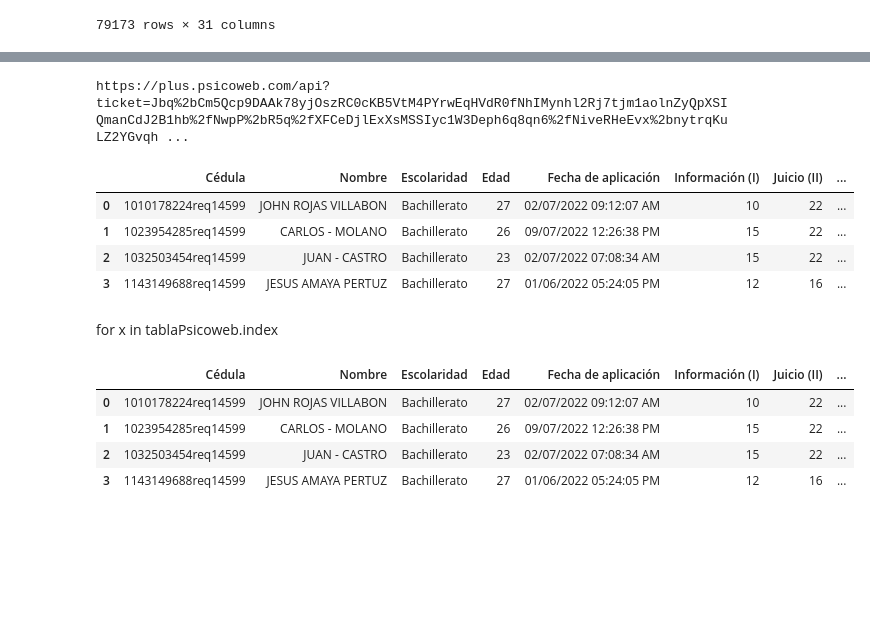
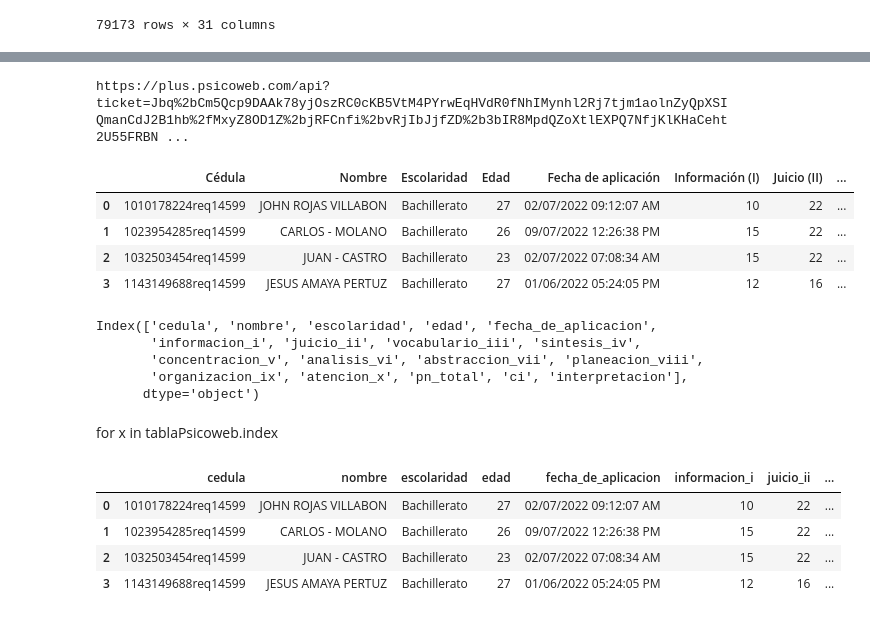
Before and after one commit to HQ5SAS/LABORATORIO_JAZZ, a Jupyter notebook: psicotecnicasAsociate.ipynb, the cells around one changed output, grey strips where cells are left out. Drawn from its saved outputs; the diff is of its cells as text; code cells hidden in the pictures; blank space fills up the shorter version.

```diff
--- a/psicotecnicasAsociate.ipynb
+++ b/psicotecnicasAsociate.ipynb
@@ -184,6 +223,7 @@ import json
 import pandas
 import urllib.parse
 import urllib3
+from pathlib import Path
 
 def token_():
     parameters_= {
@@ -195,24 +235,47 @@ def token_():
 
 autorizacion = {"Authorization": token_()}
 listaCar= []
-
-descargable = requests.get("https://api.psicoweb.com/v1/aplicaciones/link/ExcelConcentrado?prueba=Terman&puesto=NECNOCTerVal", headers = autorizacion)
+listaPrubas=["Cleaver","PVC","Valores","NEC","NIC","NOC","FP16","Terman","Zavic"]
+descargable = requests.get("https://api.psicoweb.com/v1/Puestos", headers = autorizacion)# --> para obtener el nombre de los cargos existentes(buscar "nombre")
 infoCargos= json.loads(descargable.text).get("data")
 linkdes=infoCargos.get("link")
 resp = requests.get(linkdes)
+open("C:\\Users\\CO-166\\Desktop\\pruebas combinaciones\\test.xlsx", "wb").write(resp.content)
+tablaPsicoweb=pd.DataFrame
+for x in infoCargos:
+    var=x["nombre"]
+    listaCar.append(urllib.parse.quote(var.encode('utf-8')))
+
+for a in listaPrubas:
+    for y in listaCar:
+        try:
+            linkDesc = requests.get("https://api.psicoweb.com/v1/aplicaciones/link/ExcelConcentrado?prueba="+a+"&puesto="+y, headers = autorizacion)
+            print(linkDesc.text)
+            info=linkDesc.text
+        except:
+            print("error")
+            info="error"
+
+infoRes= json.loads(linkDesc.text).get("data")
+linkdes=infoRes.get("link")
+resp = requests.get(linkdes)
+open("C:\\Users\\CO-166\\Desktop\\pruebas combinaciones\\test.xlsx", "wb").write(resp.content)
+
+
+
+print( descargable.text)
+print(linkdes)
 archivo="C:\\Users\\CO-166\\Desktop\\pruebas combinaciones\\test.xlsx"
-
-open(archivo, "wb").write(resp.content)
-#df = pd.read_excel(archivo, header=6, usecols='B:S')
-
-print(linkdes)
+archivoModf= Path.cwd() / archivo
+tablaPsicoweb = pd.read_excel(archivoModf, header=5, usecols='B:AZ')
+tablaPsicoweb
 # %% [output]
-https://plus.psicoweb.com/api?ticket=Jbq%2bCm5Qcp9DAAk78yjOszRC0cKB5VtM4PYrwEqHVdR0fNhIMynhl2Rj7tjm1aolnZyQpXSIQmanCdJ2B1hb%2fNwpP%2bR5q%2fXFCeDjlExXsMSSIyc1W3Deph6q8qn6%2fNiveRHeEvx%2bnytrqKuLZ2YGvqh ...
+https://plus.psicoweb.com/api?ticket=Jbq%2bCm5Qcp9DAAk78yjOszRC0cKB5VtM4PYrwEqHVdR0fNhIMynhl2Rj7tjm1aolnZyQpXSIQmanCdJ2B1hb%2fMxyZ8OD1Z%2bjRFCnfi%2bvRjIbJjfZD%2b3bIR8MpdQZoXtlEXPQ7NfjKlKHaCeht2U55FRBN ...
 # %%
 from pathlib import Path
 archivo="C:\\Users\\CO-166\\Desktop\\pruebas combinaciones\\test.xlsx"
 archivoModf= Path.cwd() / archivo
-tablaPsicoweb = pd.read_excel(archivoModf, header=5, usecols='B:S')
+tablaPsicoweb = pd.read_excel(archivoModf, header=5, usecols='B:AZ')
 tablaPsicoweb
 # %% [output]
 |  | Cédula | Nombre | Escolaridad | Edad | Fecha de aplicación | Información (I) | Juicio (II) | ... |
@@ -220,22 +283,38 @@ tablaPsicoweb
 | 1 | 1023954285req14599 | CARLOS - MOLANO | Bachillerato | 26 | 09/07/2022 12:26:38 PM | 15 | 22 | ... |
 | 2 | 1032503454req14599 | JUAN - CASTRO | Bachillerato | 23 | 02/07/2022 07:08:34 AM | 15 | 22 | ... |
 | 3 | 1143149688req14599 | JESUS AMAYA PERTUZ | Bachillerato | 27 | 01/06/2022 05:24:05 PM | 12 | 16 | ... |
+# %%
+column_names = []
+for x in tablaPsicoweb.columns:
+     y = normalize(x)
+     column_names.append(y)
+
+tablaPsicoweb.columns = column_names
+tablaPsicoweb.head(5)
+
+tablaPsicoweb.columns
+# %% [output]
+Index(['cedula', 'nombre', 'escolaridad', 'edad', 'fecha_de_aplicacion',
+       'informacion_i', 'juicio_ii', 'vocabulario_iii', 'sintesis_iv',
+       'concentracion_v', 'analisis_vi', 'abstraccion_vii', 'planeacion_viii',
+       'organizacion_ix', 'atencion_x', 'pn_total', 'ci', 'interpretacion'],
+      dtype='object')
 # %% [markdown]
 for x in tablaPsicoweb.index
 # %%
 listaData=[]
 for x in tablaPsicoweb.index:
-    if tablaPsicoweb["Cédula"][x].__contains__("req") :
-        y=tablaPsicoweb["Cédula"][x].split("req")
+    if tablaPsicoweb["cedula"][x].__contains__("req") :
+        y=tablaPsicoweb["cedula"][x].split("req")
         listaData.append([y[0],y[1]])
     else:
-        listaData.append([tablaPsicoweb["Cédula"][x], "0"])
-df=pd.DataFrame(listaData,columns=["cc","requi"])
+        listaData.append([tablaPsicoweb["cedula"][x], "0"])
+df=pd.DataFrame(listaData,columns=["documento","requi"])
 
 joinTable= pd.concat([tablaPsicoweb,df], axis=1)
 joinTable
 # %% [output]
-|  | Cédula | Nombre | Escolaridad | Edad | Fecha de aplicación | Información (I) | Juicio (II) | ... |
+|  | cedula | nombre | escolaridad | edad | fecha_de_aplicacion | informacion_i | juicio_ii | ... |
 | 0 | 1010178224req14599 | JOHN ROJAS VILLABON | Bachillerato | 27 | 02/07/2022 09:12:07 AM | 10 | 22 | ... |
 | 1 | 1023954285req14599 | CARLOS - MOLANO | Bachillerato | 26 | 09/07/2022 12:26:38 PM | 15 | 22 | ... |
 | 2 | 1032503454req14599 | JUAN - CASTRO | Bachillerato | 23 | 02/07/2022 07:08:34 AM | 15 | 22 | ... |
```
Also changed, not shown: parts of 2 cells of this notebook.
